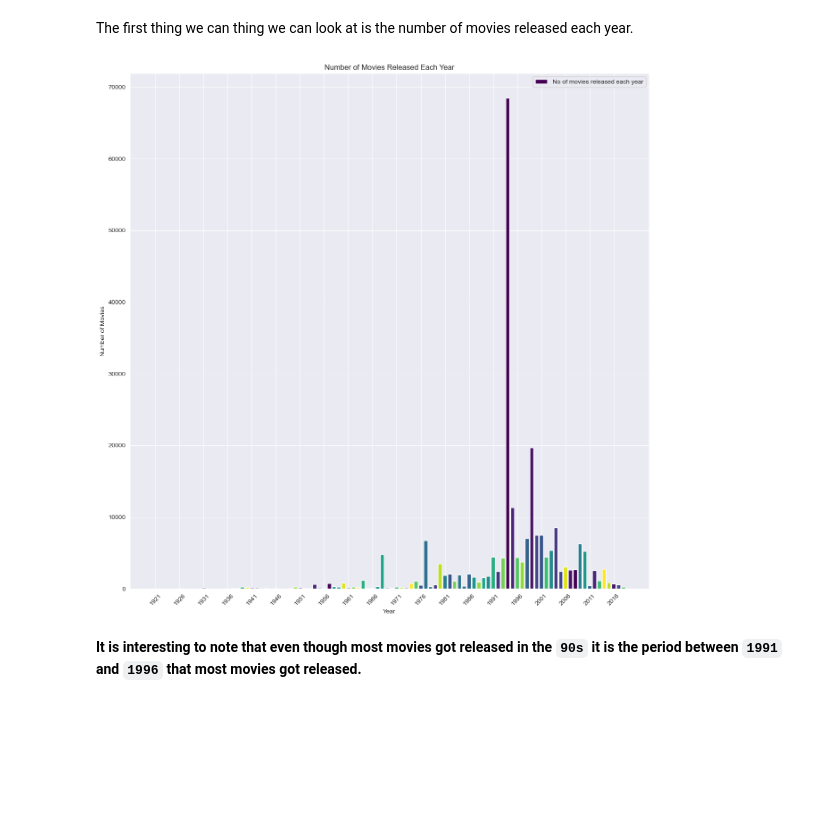
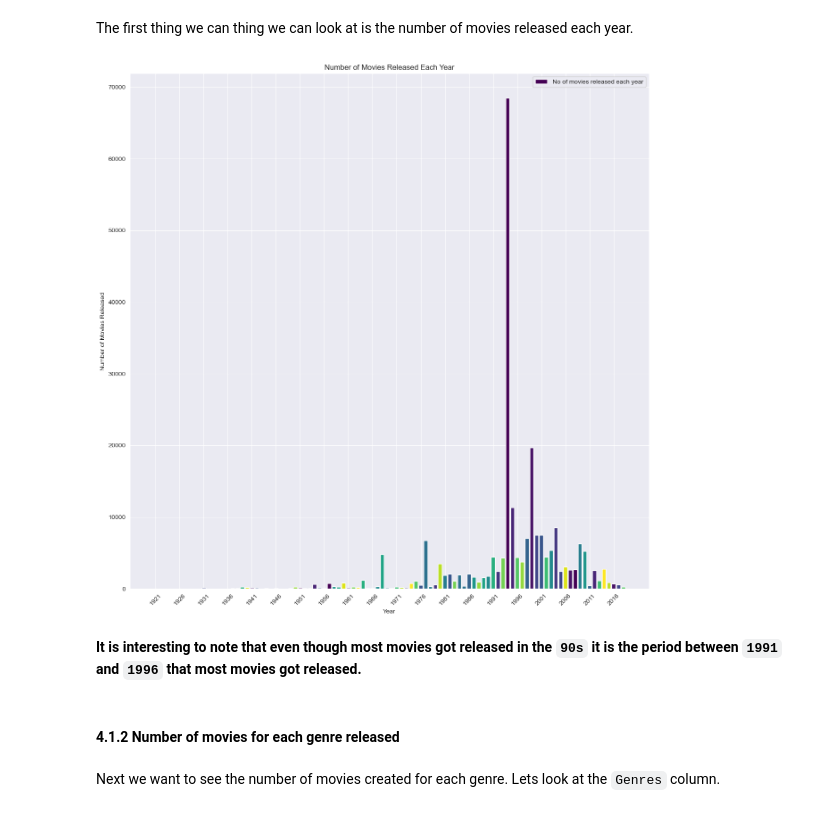
Before and after one commit to DennisWainaina/Movie-Recommendation-System-Project, a Jupyter notebook: index.ipynb, the cells around one changed output. Drawn from its saved outputs; the diff is of its cells as text; code cells hidden in the pictures; blank space fills up the shorter version.

```diff
--- a/index.ipynb
+++ b/index.ipynb
@@ -582,23 +582,27 @@ The first thing we can thing we can look at is the number of movies released eac
 # %%
 # Sorting the dataframe by years
 sorted_df = new_df.sort_values('year_movie_released')
 
 # Showing every 5 years
 years_to_display = np.arange(sorted_df['year_movie_released'].min(), sorted_df['year_movie_released'].max() + 1, 5)
 
 # Create a custom color palette
 colors = plt.cm.viridis(np.linspace(0, 1, len(years_to_display)))
 
 # Creating the bar plot
 plt.figure(figsize=(15, 15))
 plt.bar(sorted_df['year_movie_released'].value_counts().index, sorted_df['year_movie_released'].value_counts().values, color=colors, label='No of movies released each year')
 plt.xlabel('Year')
-plt.ylabel('Number of Movies')
+plt.ylabel('Number of Movies Released')
 plt.title('Number of Movies Released Each Year')
 plt.xticks(years_to_display, rotation=45)
 plt.legend(loc='best')
 plt.show()
 # %% [output]
-[figure, old version]
+[figure, new version]
 # %% [markdown]
 **It is interesting to note that even though most movies got released in the `90s` it is the period between `1991` and `1996` that most movies got released.**
+# %% [markdown]
+#### 4.1.2 Number of movies for each genre released
+# %% [markdown]
+Next we want to see the number of movies created for each genre. Lets look at the `Genres` column.
```
Also changed, not shown: parts of 6 cells of this notebook.
